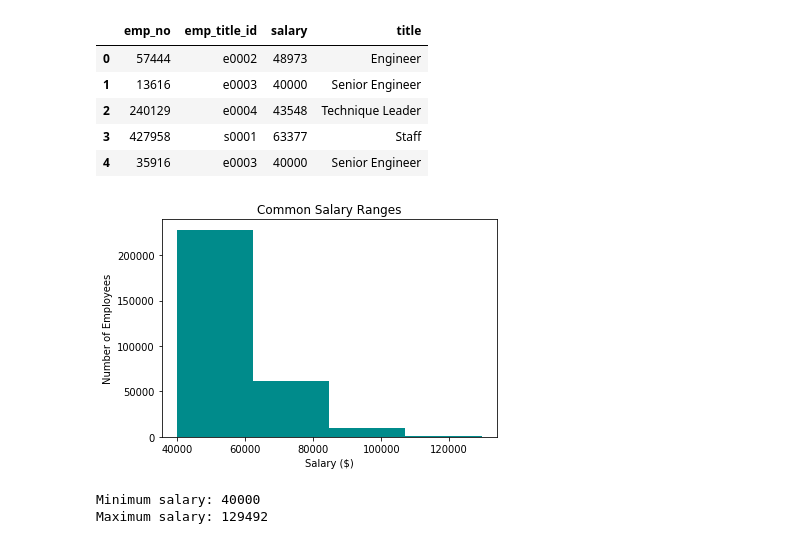
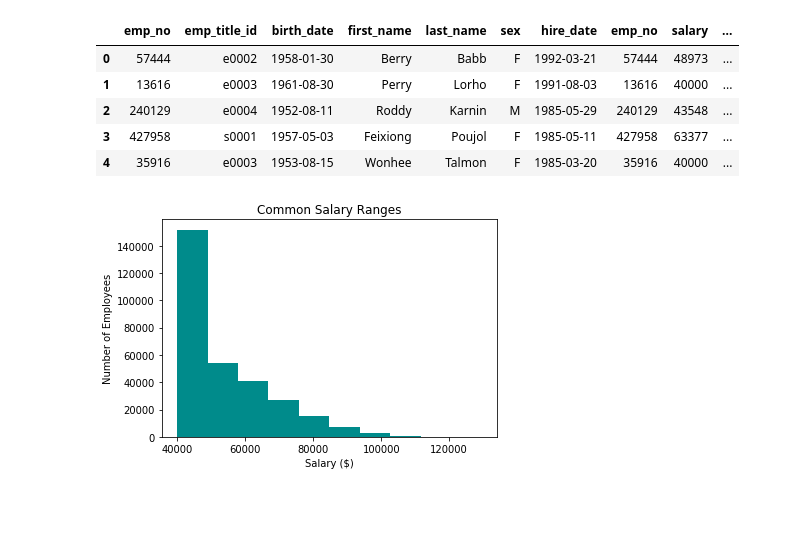
Before and after one commit to keiyaus/sql-challenge, a Jupyter notebook: EmployeeSQL/data_viz.ipynb, the cells around one changed output. Drawn from its saved outputs; the diff is of its cells as text; code cells hidden in the pictures; blank space fills up the shorter version.

Commit message:
Added final analysis & visualization

```diff
--- a/EmployeeSQL/data_viz.ipynb
+++ b/EmployeeSQL/data_viz.ipynb
@@ -20,11 +15,8 @@ engine = create_engine(f'postgresql://{pguser}:{pgpwd}@{pghost}:{pgport}/postgre
 connection = engine.connect()
 # %%
 # Load data into dataframe
-
-# ("select * from \"StudentScores\"", dbConnection)
-
 salary = pd.read_sql(
-    "SELECT e.emp_no, e.emp_title_id, s.salary, t.title \
+    "SELECT * \
     FROM employees AS e \
     INNER JOIN salaries AS s \
     ON e.emp_no = s.emp_no \
@@ -34,32 +26,22 @@ salary = pd.read_sql(
 # View dataframe
 salary.head()
 # %% [output]
-|  | emp_no | emp_title_id | salary | title |
-| 0 | 57444 | e0002 | 48973 | Engineer |
-| 1 | 13616 | e0003 | 40000 | Senior Engineer |
-| 2 | 240129 | e0004 | 43548 | Technique Leader |
-| 3 | 427958 | s0001 | 63377 | Staff |
-| 4 | 35916 | e0003 | 40000 | Senior Engineer |
+|  | emp_no | emp_title_id | birth_date | first_name | last_name | sex | hire_date | emp_no | salary | ... |
+| 0 | 57444 | e0002 | 1958-01-30 | Berry | Babb | F | 1992-03-21 | 57444 | 48973 | ... |
+| 1 | 13616 | e0003 | 1961-08-30 | Perry | Lorho | F | 1991-08-03 | 13616 | 40000 | ... |
+| 2 | 240129 | e0004 | 1952-08-11 | Roddy | Karnin | M | 1985-05-29 | 240129 | 43548 | ... |
+| 3 | 427958 | s0001 | 1957-05-03 | Feixiong | Poujol | F | 1985-05-11 | 427958 | 63377 | ... |
+| 4 | 35916 | e0003 | 1953-08-15 | Wonhee | Talmon | F | 1985-03-20 | 35916 | 40000 | ... |
 # %%
-# Create a histogram to view the distribution of salary across four bins
+# Create a histogram to view the distribution of salary across ten bins
 x = salary['salary']
-bins = 4
+bins = 10
 
 n, bins, patches = plt.hist(x, bins, facecolor='darkcyan')
 plt.title("Common Salary Ranges")
 plt.xlabel("Salary ($)")
 plt.ylabel("Number of Employees")
 plt.savefig("images/salary_ranges.png")
 plt.show()
 # %% [output]
-[figure, old version]
+[figure, new version]
-# %%
-# Check the max and min salary
-min = salary['salary'].min()
-max = salary['salary'].max()
-
-print(f'Minimum salary: {min}')
-print(f'Maximum salary: {max}')
-# %% [output]
-Minimum salary: 40000
-Maximum salary: 129492
```
Also changed, not shown: parts of 8 cells of this notebook.
